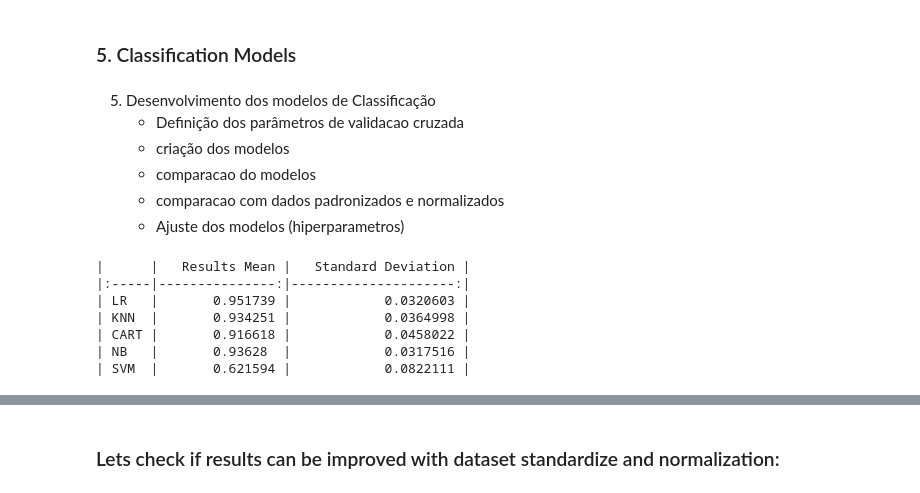
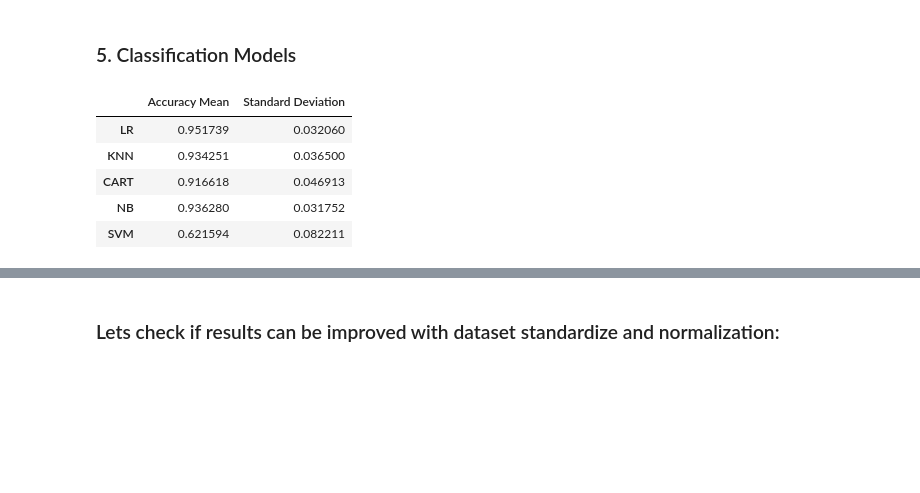
Before and after one commit to GiovannaBezerra/breast_cancer_detection, a Jupyter notebook: Breast_Cancer_Detection.ipynb, the cells around one changed output, grey strips where cells are left out. Drawn from its saved outputs; the diff is of its cells as text; code cells hidden in the pictures; blank space fills up the shorter version.

Commit message:
testing style tables

```diff
--- a/Breast_Cancer_Detection.ipynb
+++ b/Breast_Cancer_Detection.ipynb
@@ -243,12 +214,5 @@ seed = 7
 X_train, X_test, Y_train, Y_test = train_test_split(X, Y,test_size=test_size, random_state=seed)
 # %% [markdown]
 ### 5. Classification Models
-# %% [markdown]
-5. Desenvolvimento dos modelos de Classificação
-    - Definição dos parâmetros de validacao cruzada
-    - criação dos modelos
-    - comparacao do modelos
-    - comparacao com dados padronizados e normalizados
-    - Ajuste dos modelos (hiperparametros)
 # %%
 # Setting parameters:
@@ -267,27 +231,27 @@ np.random.seed(7) # definindo uma semente global
 # %%
 # Models evaluation:
 results = []
 names = []
 results_mean = []
 standard_deviation = []
 for name, model in models:
   kfold = KFold(n_splits=num_folds)
   cv_results = cross_val_score(model, X_train, Y_train, cv=kfold, scoring=scoring)
   results.append(cv_results)
   names.append(name)
   results_mean.append(cv_results.mean())
   standard_deviation.append(cv_results.std())
 
-df_evaluation = pd.DataFrame(list(zip(results_mean, standard_deviation)), columns=['Results Mean', 'Standard Deviation'], index=names)
-print(df_evaluation.to_markdown())
+df_evaluation = pd.DataFrame(list(zip(results_mean, standard_deviation)), columns=['Accuracy Mean', 'Standard Deviation'], index=names)
+df_evaluation.style.background_gradient()
+df_evaluation
 # %% [output]
-|      |   Results Mean |   Standard Deviation |
-|:-----|---------------:|---------------------:|
-| LR   |       0.951739 |            0.0320603 |
-| KNN  |       0.934251 |            0.0364998 |
-| CART |       0.916618 |            0.0458022 |
-| NB   |       0.93628  |            0.0317516 |
-| SVM  |       0.621594 |            0.0822111 |
+|  | Accuracy Mean | Standard Deviation |
+| LR | 0.951739 | 0.032060 |
+| KNN | 0.934251 | 0.036500 |
+| CART | 0.916618 | 0.046913 |
+| NB | 0.936280 | 0.031752 |
+| SVM | 0.621594 | 0.082211 |
 # %%
 # Boxplot chart to compare model results:
 df_results = pd.DataFrame(results).transpose()
```
Also changed, not shown: parts of 23 cells of this notebook.
